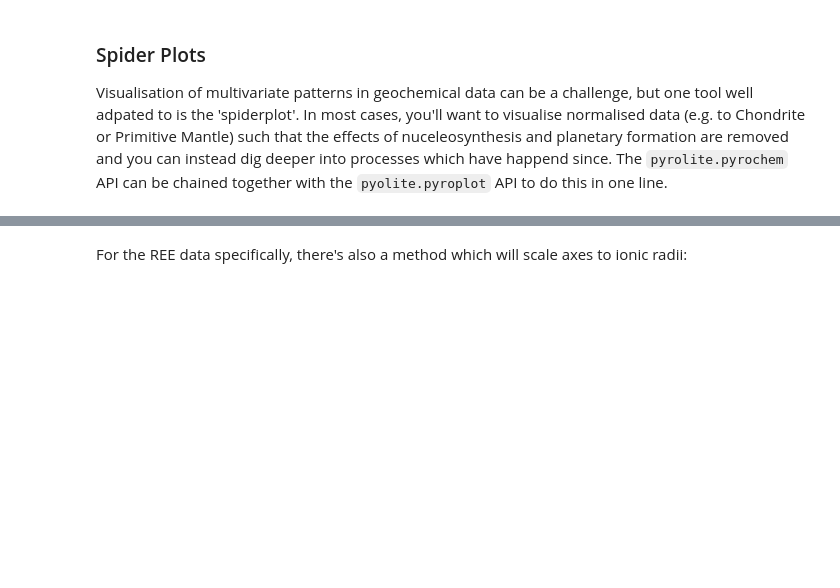
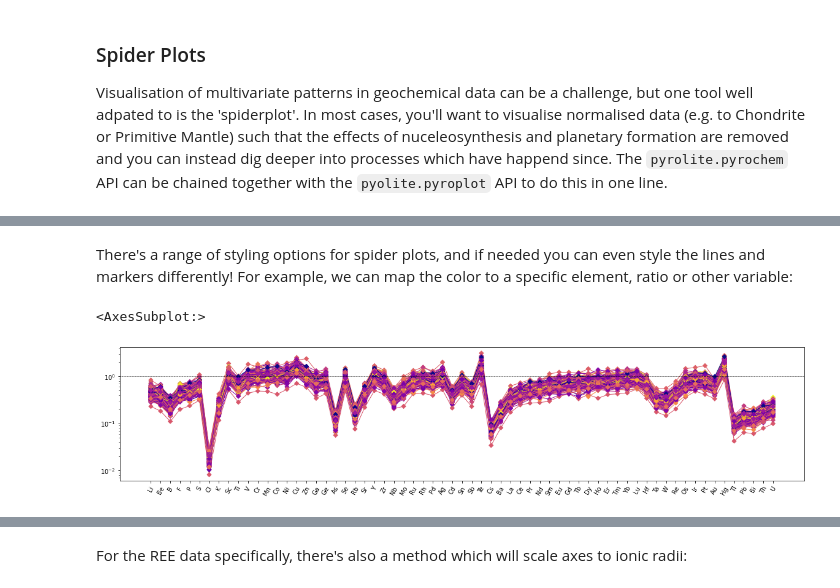
Before and after one commit to morganjwilliams/202103-MQ-pyrolite-workshop, a Jupyter notebook: notebooks/05_norm_spiders.ipynb, the cells around one changed output, grey strips where cells are left out. Cells and saved outputs as stored; diff of their text form; code cells hidden in the pictures; blank space fills up the shorter version.

```diff
--- a/notebooks/05_norm_spiders.ipynb
+++ b/notebooks/05_norm_spiders.ipynb
@@ -19,0 +25,7 @@ df.pyrochem.REE.pyrochem.normalize_to('PM_PON').pyroplot.spider(unity_line=True,
+# %% [markdown]
+There's a range of styling options for spider plots, and if needed you can even style the lines and markers differently! For example, we can map the color to a specific element, ratio or other variable:
+# %%
+normdf.pyroplot.spider(unity_line=True, color=normdf.pyrochem.get_ratio('Sc/Ti'), cmap='plasma', figsize=(20, 4))
+# %% [output]
+<AxesSubplot:>
+[figure, added]
```
Also changed, not shown: parts of 12 cells of this notebook.
